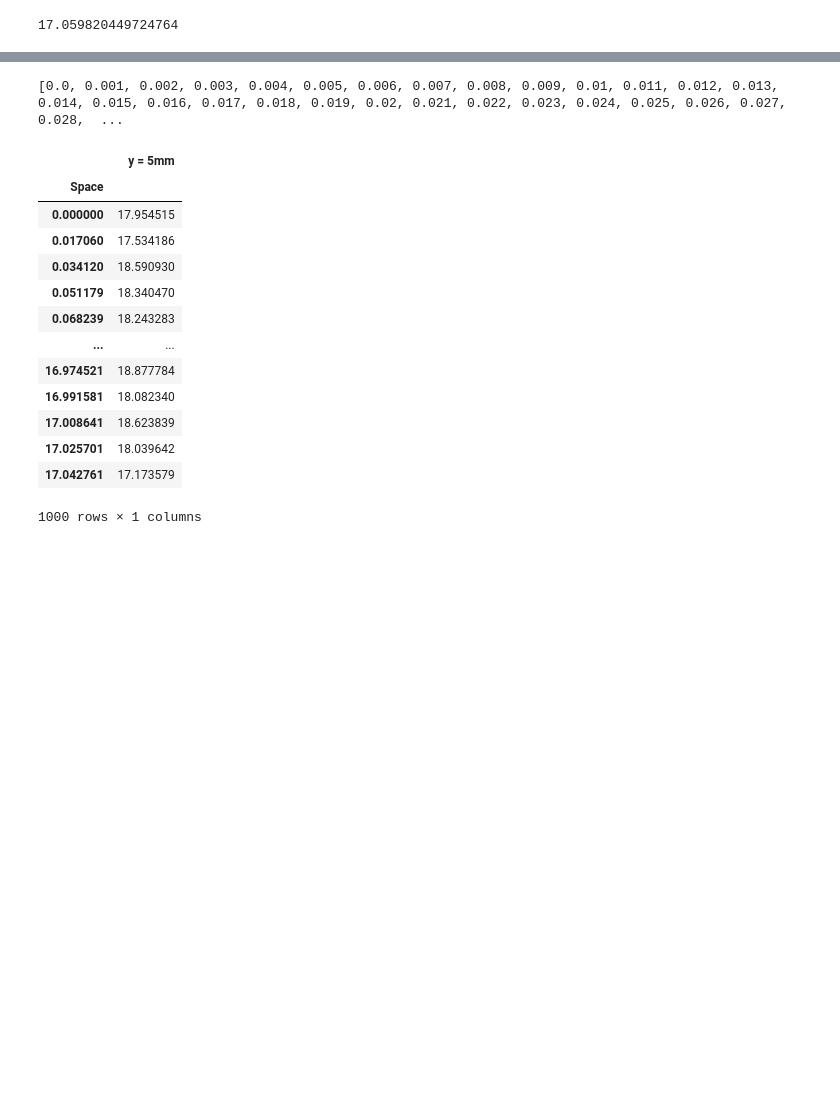
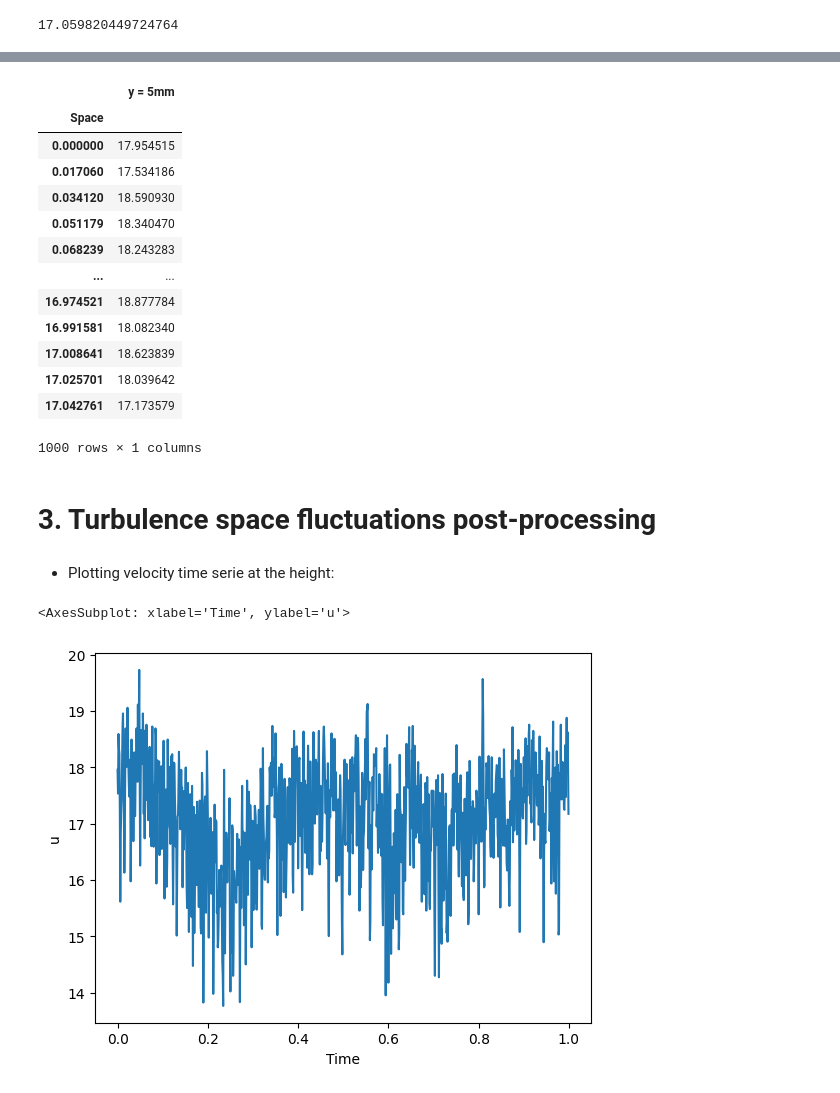
Before and after one commit to Ferraan/AdvancedFluidMechanics, a Jupyter notebook: 3-Turbulence/Assignment3Grup1.ipynb, the cells around one changed output, grey strips where cells are left out. Cells and saved outputs as stored; diff of their text form; code cells hidden in the pictures; blank space fills up the shorter version.

```diff
--- a/3-Turbulence/Assignment3Grup1.ipynb
+++ b/3-Turbulence/Assignment3Grup1.ipynb
@@ -54,4 +76,5 @@ statData
 # %%
-
-timeYdata = newTurbulenceData[['y = 5mm']]
-timeYdata
+# height selected for the study:
+################################
+Ycase = 'y = 5mm'
+################################
@@ -72,0 +83,3 @@ timeYdata
+# %%
+timeYdata = newTurbulenceData[[Ycase]]
+timeYdata
@@ -78,29 +124,35 @@ Umean
 # %%
 spaceXdata = timeYdata
 
-list11 = list(map(float,spaceXdata.index.values))
-print(list11)
+list1 = list(map(float,spaceXdata.index.values)) # time [s]
+list2 = []
+for i in list1:
+    list2.append(i * Umean) # space x [m]
 
-list2 = []
-for i in list11:
-    list2.append(i * Umean)
-
-spaceXdata = spaceXdata.rename(index=dict(zip(list11,list2)))
+spaceXdata = spaceXdata.rename(index=dict(zip(list1,list2)))
 spaceXdata.index.name="Space"
 spaceXdata
 # %% [output]
+|  | y = 5mm |
+| Space |  |
+| 0.000000 | 17.954515 |
+| 0.017060 | 17.534186 |
+| 0.034120 | 18.590930 |
+| 0.051179 | 18.340470 |
+| 0.068239 | 18.243283 |
+| ... | ... |
+| 16.974521 | 18.877784 |
+| 16.991581 | 18.082340 |
+| 17.008641 | 18.623839 |
+| 17.025701 | 18.039642 |
+| 17.042761 | 17.173579 |
-[0.0, 0.001, 0.002, 0.003, 0.004, 0.005, 0.006, 0.007, 0.008, 0.009, 0.01, 0.011, 0.012, 0.013, 0.014, 0.015, 0.016, 0.017, 0.018, 0.019, 0.02, 0.021, 0.022, 0.023, 0.024, 0.025, 0.026, 0.027, 0.028,  ...
+1000 rows × 1 columns
-|  | y = 5mm |
-| Space |  |
-| 0.000000 | 17.954515 |
-| 0.017060 | 17.534186 |
-| 0.034120 | 18.590930 |
-| 0.051179 | 18.340470 |
-| 0.068239 | 18.243283 |
-| ... | ... |
-| 16.974521 | 18.877784 |
-| 16.991581 | 18.082340 |
-| 17.008641 | 18.623839 |
-| 17.025701 | 18.039642 |
-| 17.042761 | 17.173579 |
-1000 rows × 1 columns
+# %% [markdown]
+# 3. Turbulence space fluctuations post-processing
+# %% [markdown]
+- Plotting velocity time serie at the height:
+# %%
+timeYdata[Ycase].plot(ylabel="u")
+# %% [output]
+<AxesSubplot: xlabel='Time', ylabel='u'>
+[figure, added]
```
Also changed, not shown: parts of 37 cells of this notebook.
